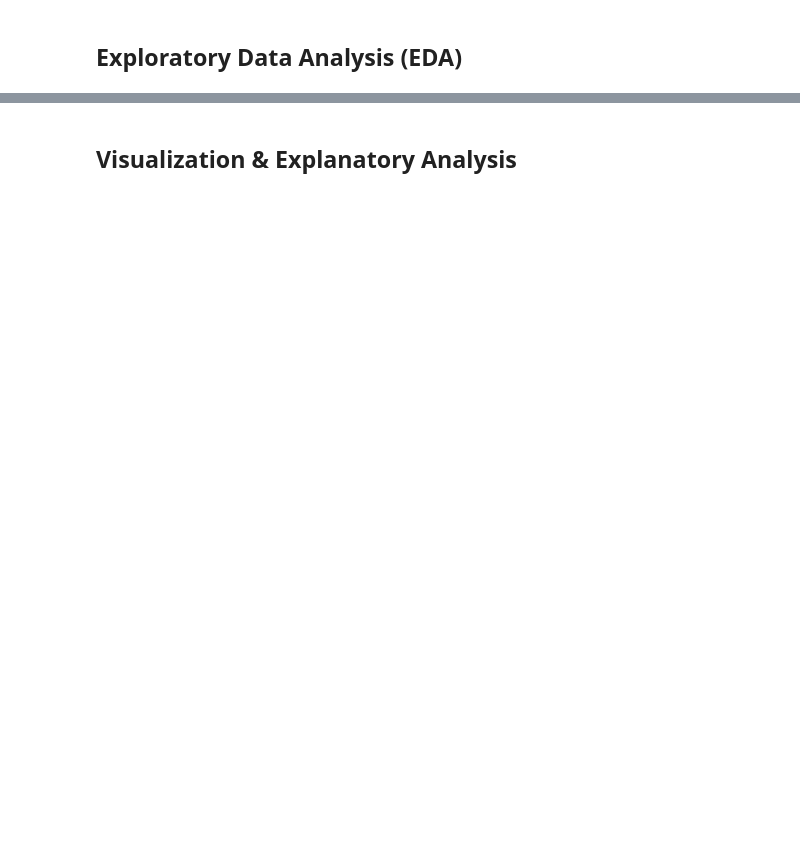
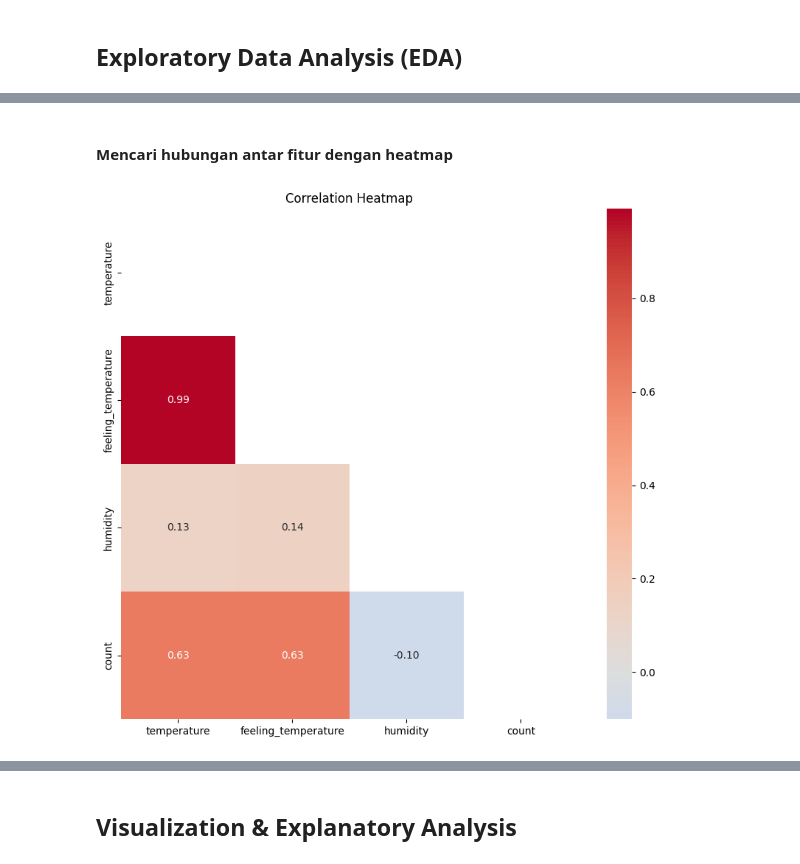
Before and after one commit to RivaroFarrelino/bike-sharing-analysis-dashboard, a Jupyter notebook: notebook.ipynb, the cells around one changed output, grey strips where cells are left out. Saved outputs shown, nothing was run; the diff lists cells and outputs as text; code cells hidden in the pictures; blank space fills up the shorter version.

```diff
--- a/notebook.ipynb
+++ b/notebook.ipynb
@@ -232,5 +230,2 @@ plt.show()
 # %% [markdown]
 ### Cleaning Data
-# %%
-day_df = day_df.drop_duplicates()
-hour_df = hour_df.drop_duplicates()
@@ -250,0 +321,9 @@ hour_df = remove_outliers(hour_df, 'cnt')
+# %%
+# Mengubah tipe data ke datetime
+day_df['dateday'] = pd.to_datetime(day_df.dateday)
+
+# Mengubah tipe data ke kategorikal
+day_df['year'] = day_df.year.astype('category')
+day_df['month'] = day_df.month.astype('category')
+
+day_df.head()
@@ -282,16 +357,0 @@ monthly_trend
-# %%
-# Membuat kategori kelembaban
-bins_hum = [0, 0.3, 0.6, 1]
-labels_hum = ["Rendah", "Sedang", "Tinggi"]
-day_df["hum_category"] = pd.cut(day_df["hum"], bins=bins_hum, labels=labels_hum)
-
-# Membuat kategori kecepatan angin
-bins_wind = [0, 0.2, 0.4, 1]
-labels_wind = ["Rendah", "Sedang", "Tinggi"]
-day_df["wind_category"] = pd.cut(day_df["windspeed"], bins=bins_wind, labels=labels_wind)
-
-# Rata-rata peminjaman berdasarkan kategori kelembaban
-humidity_avg = day_df.groupby("hum_category")["cnt"].mean()
-
-# Rata-rata peminjaman berdasarkan kategori kecepatan angin
-windspeed_avg = day_df.groupby("wind_category")["cnt"].mean()
@@ -328,0 +432,18 @@ dtype: float64
+# %% [markdown]
+#### Mencari hubungan antar fitur dengan heatmap
+# %%
+fig, ax = plt.subplots(figsize=(10,9))
+correlation_matrix = day_df.corr(numeric_only=True)
+mask = np.triu(np.ones_like(correlation_matrix, dtype=bool))
+
+sns.heatmap(
+    correlation_matrix,
+    annot=True,
+    mask=mask,
+    cmap="coolwarm",
+    center=0,
+    fmt=".2f")
+plt.title("Correlation Heatmap")
+plt.show()
+# %% [output]
+[figure, added]
```
Also changed, not shown: parts of 89 cells of this notebook, 2 other files.
